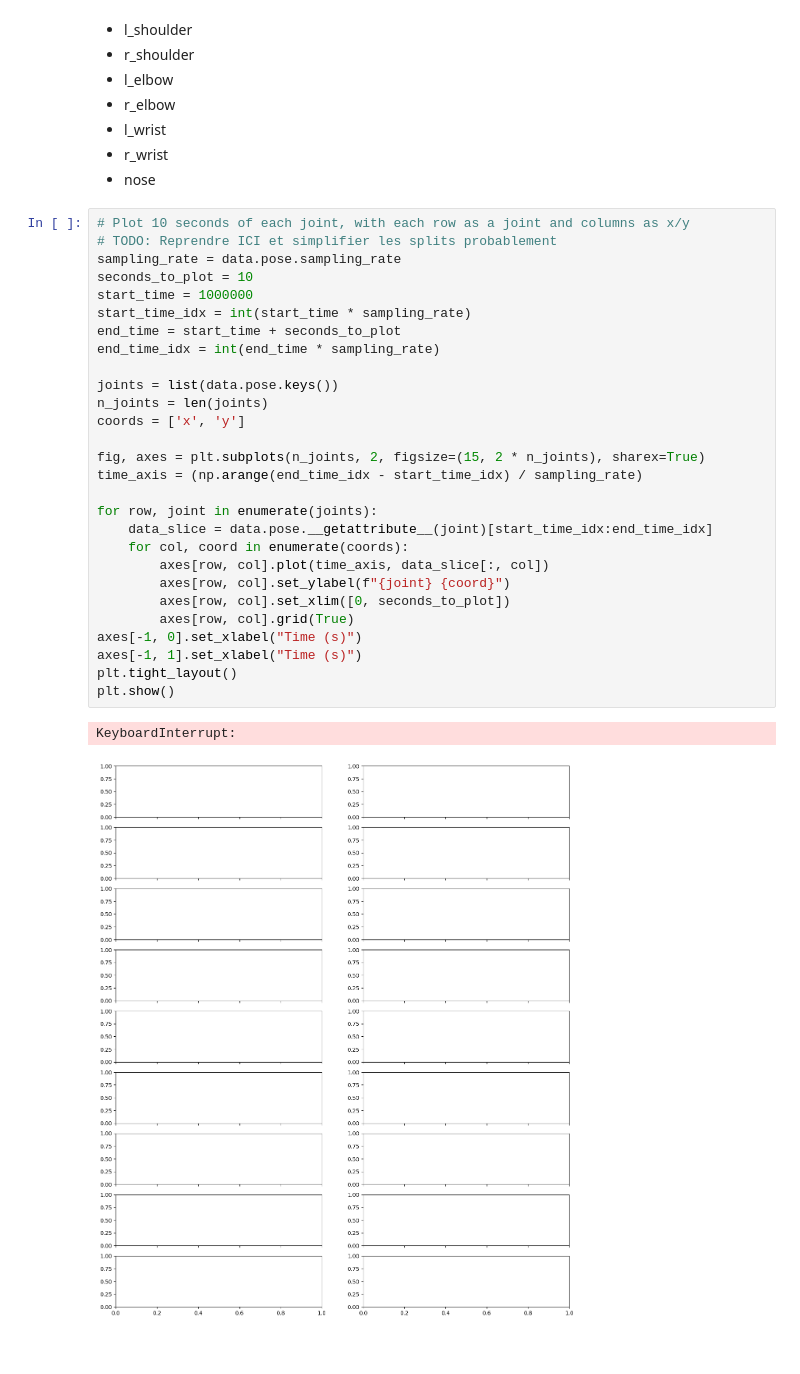
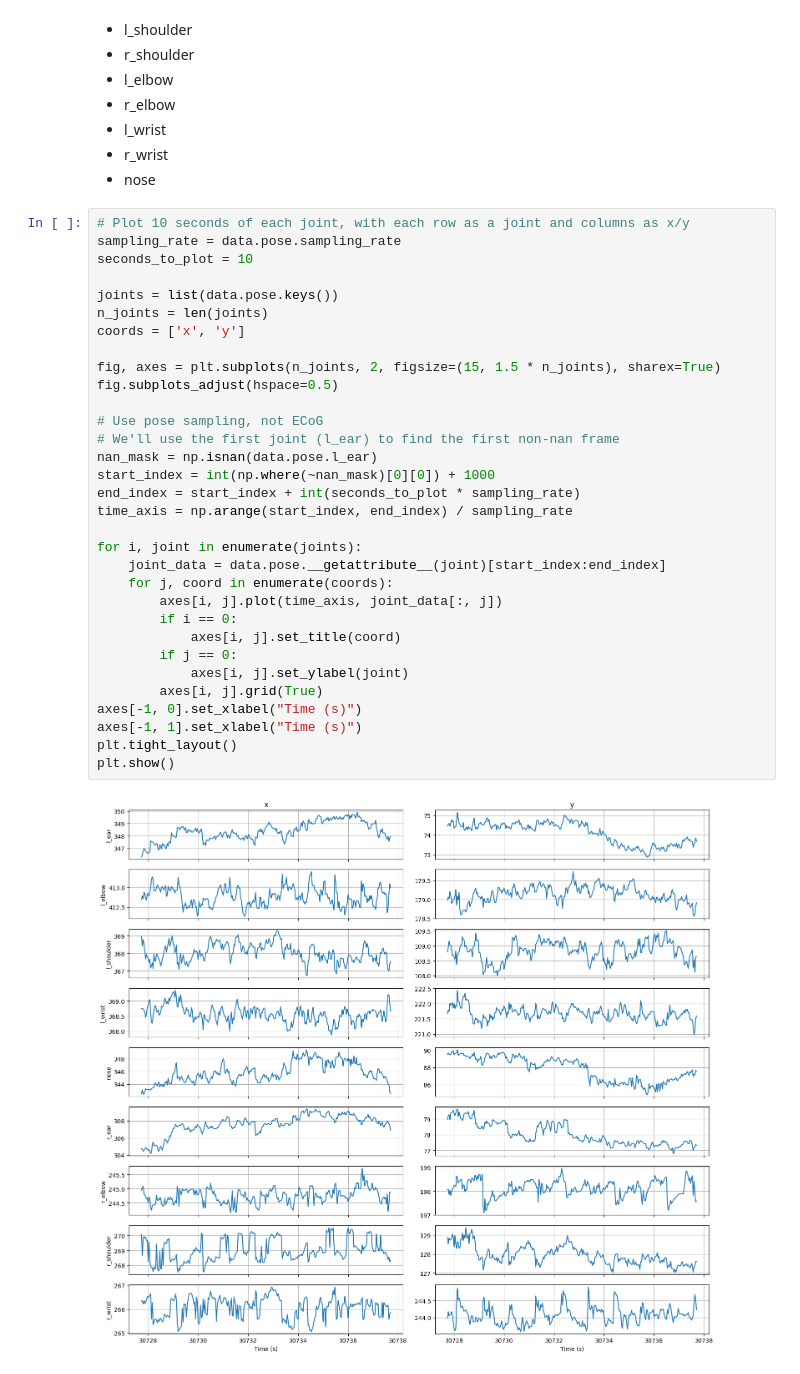
Before and after one commit to neuro-galaxy/brainsets, a Jupyter notebook: demo.ipynb, the cells around one changed output. Saved outputs shown, nothing was run; the diff lists cells and outputs as text; blank space fills up the shorter version.

```diff
--- a/demo.ipynb
+++ b/demo.ipynb
@@ -66,32 +66,35 @@ It contains the following joints:
  * nose
 # %%
 # Plot 10 seconds of each joint, with each row as a joint and columns as x/y
-# TODO: Reprendre ICI et simplifier les splits probablement
 sampling_rate = data.pose.sampling_rate
 seconds_to_plot = 10
-start_time = 1000000
-start_time_idx = int(start_time * sampling_rate)
-end_time = start_time + seconds_to_plot
-end_time_idx = int(end_time * sampling_rate)
 
 joints = list(data.pose.keys())
 n_joints = len(joints)
 coords = ['x', 'y']
 
-fig, axes = plt.subplots(n_joints, 2, figsize=(15, 2 * n_joints), sharex=True)
-time_axis = (np.arange(end_time_idx - start_time_idx) / sampling_rate)
+fig, axes = plt.subplots(n_joints, 2, figsize=(15, 1.5 * n_joints), sharex=True)
+fig.subplots_adjust(hspace=0.5)
 
-for row, joint in enumerate(joints):
-    data_slice = data.pose.__getattribute__(joint)[start_time_idx:end_time_idx]
-    for col, coord in enumerate(coords):
-        axes[row, col].plot(time_axis, data_slice[:, col])
-        axes[row, col].set_ylabel(f"{joint} {coord}")
-        axes[row, col].set_xlim([0, seconds_to_plot])
-        axes[row, col].grid(True)
+# Use pose sampling, not ECoG
+# We'll use the first joint (l_ear) to find the first non-nan frame
+nan_mask = np.isnan(data.pose.l_ear)
+start_index = int(np.where(~nan_mask)[0][0]) + 1000
+end_index = start_index + int(seconds_to_plot * sampling_rate)
+time_axis = np.arange(start_index, end_index) / sampling_rate
+
+for i, joint in enumerate(joints):
+    joint_data = data.pose.__getattribute__(joint)[start_index:end_index]
+    for j, coord in enumerate(coords):
+        axes[i, j].plot(time_axis, joint_data[:, j])
+        if i == 0:
+            axes[i, j].set_title(coord)
+        if j == 0:
+            axes[i, j].set_ylabel(joint)
+        axes[i, j].grid(True)
 axes[-1, 0].set_xlabel("Time (s)")
 axes[-1, 1].set_xlabel("Time (s)")
 plt.tight_layout()
 plt.show()
 # %% [output]
-KeyboardInterrupt:
-[figure, old version]
+[figure, new version]
```
Also changed, not shown: parts of 7 cells of this notebook, 2 other files.
